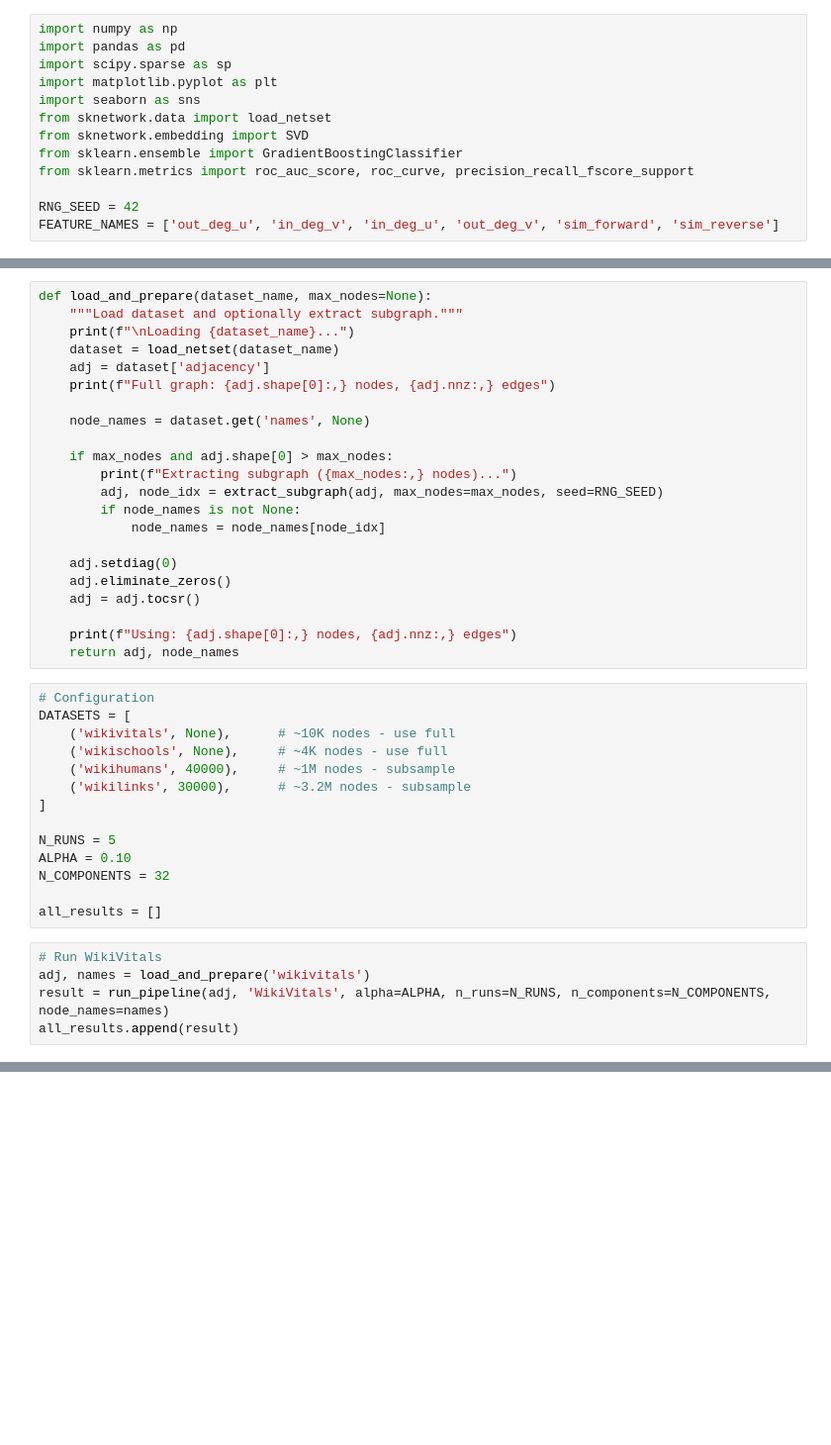
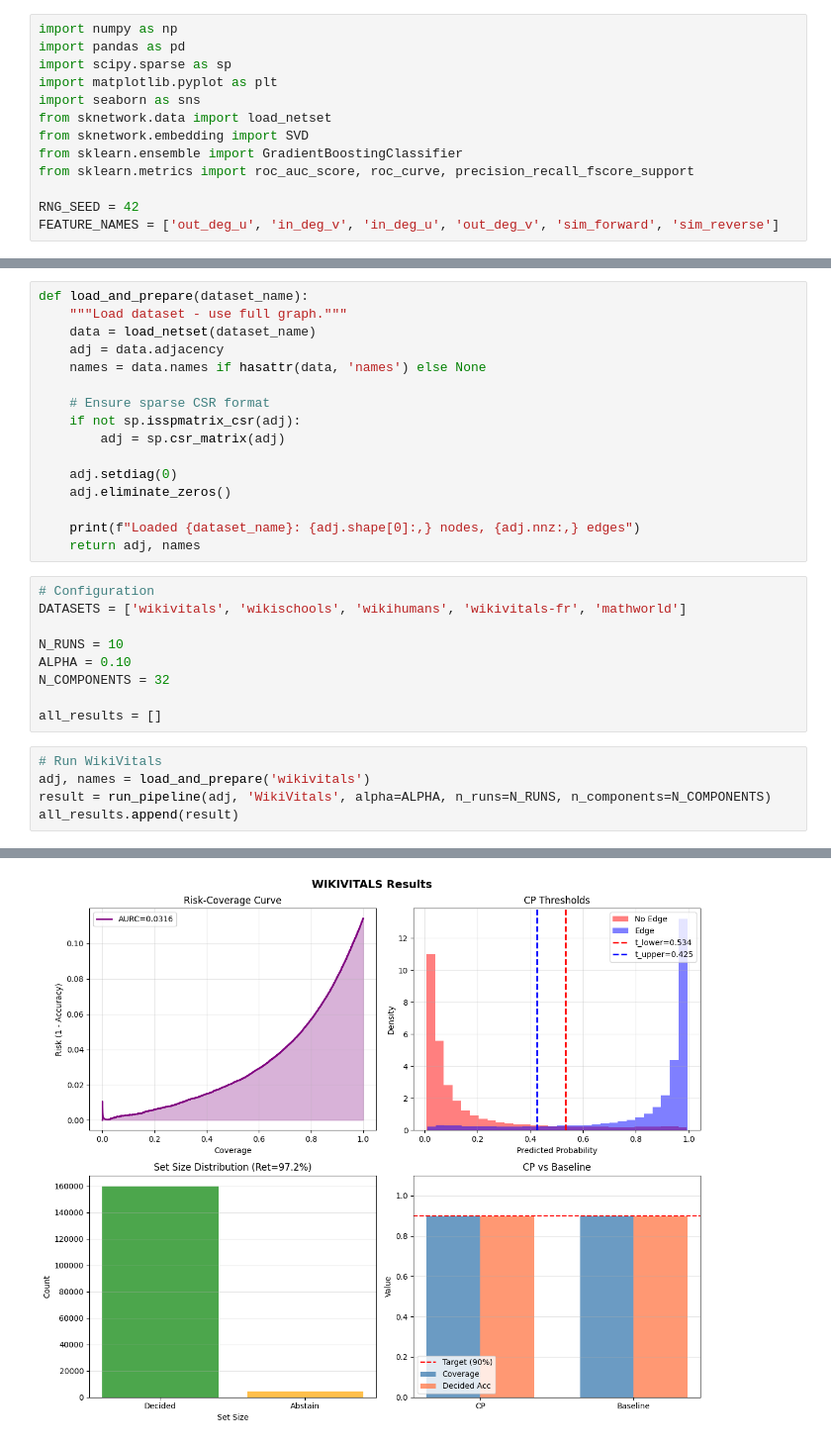
Before and after one commit to VuHaiThienLong/GraphCP, a Jupyter notebook: directed_graph/all_datasets_directed.ipynb, the cells around one changed output, grey strips where cells are left out. Shown at 99% size. Cells and saved outputs as stored; diff of their text form; blank space fills up the shorter version.

Commit message:
update full pipeline

```diff
--- a/directed_graph/all_datasets_directed.ipynb
+++ b/directed_graph/all_datasets_directed.ipynb
@@ -221,35 +354,24 @@ def run_pipeline(adj, name, alpha=0.10, n_runs=5, n_components=32, msg_ratio=0.7
 # %%
-def load_and_prepare(dataset_name, max_nodes=None):
-    """Load dataset and optionally extract subgraph."""
-    print(f"\nLoading {dataset_name}...")
-    dataset = load_netset(dataset_name)
-    adj = dataset['adjacency']
-    print(f"Full graph: {adj.shape[0]:,} nodes, {adj.nnz:,} edges")
+def load_and_prepare(dataset_name):
+    """Load dataset - use full graph."""
+    data = load_netset(dataset_name)
+    adj = data.adjacency
+    names = data.names if hasattr(data, 'names') else None
 
-    node_names = dataset.get('names', None)
-
-    if max_nodes and adj.shape[0] > max_nodes:
-        print(f"Extracting subgraph ({max_nodes:,} nodes)...")
-        adj, node_idx = extract_subgraph(adj, max_nodes=max_nodes, seed=RNG_SEED)
-        if node_names is not None:
-            node_names = node_names[node_idx]
+    # Ensure sparse CSR format
+    if not sp.isspmatrix_csr(adj):
+        adj = sp.csr_matrix(adj)
 
     adj.setdiag(0)
     adj.eliminate_zeros()
-    adj = adj.tocsr()
 
-    print(f"Using: {adj.shape[0]:,} nodes, {adj.nnz:,} edges")
-    return adj, node_names
+    print(f"Loaded {dataset_name}: {adj.shape[0]:,} nodes, {adj.nnz:,} edges")
+    return adj, names
 # %%
 # Configuration
-DATASETS = [
-    ('wikivitals', None),      # ~10K nodes - use full
-    ('wikischools', None),     # ~4K nodes - use full
-    ('wikihumans', 40000),     # ~1M nodes - subsample
-    ('wikilinks', 30000),      # ~3.2M nodes - subsample
-]
+DATASETS = ['wikivitals', 'wikischools', 'wikihumans', 'wikivitals-fr', 'mathworld']
 
-N_RUNS = 5
+N_RUNS = 10
 ALPHA = 0.10
 N_COMPONENTS = 32
 
@@ -257,5 +379,6 @@ all_results = []
 # %%
 # Run WikiVitals
 adj, names = load_and_prepare('wikivitals')
-result = run_pipeline(adj, 'WikiVitals', alpha=ALPHA, n_runs=N_RUNS, n_components=N_COMPONENTS, node_names=names)
+result = run_pipeline(adj, 'WikiVitals', alpha=ALPHA, n_runs=N_RUNS, n_components=N_COMPONENTS)
 all_results.append(result)
+# %% [output]
@@ -262,3 +419,4 @@ all_results.append(result)
+[figure, added]
 # %%
 # Run WikiSchools
 adj, names = load_and_prepare('wikischools')
```
Also changed, not shown: parts of 11 cells of this notebook, 2 other files.
